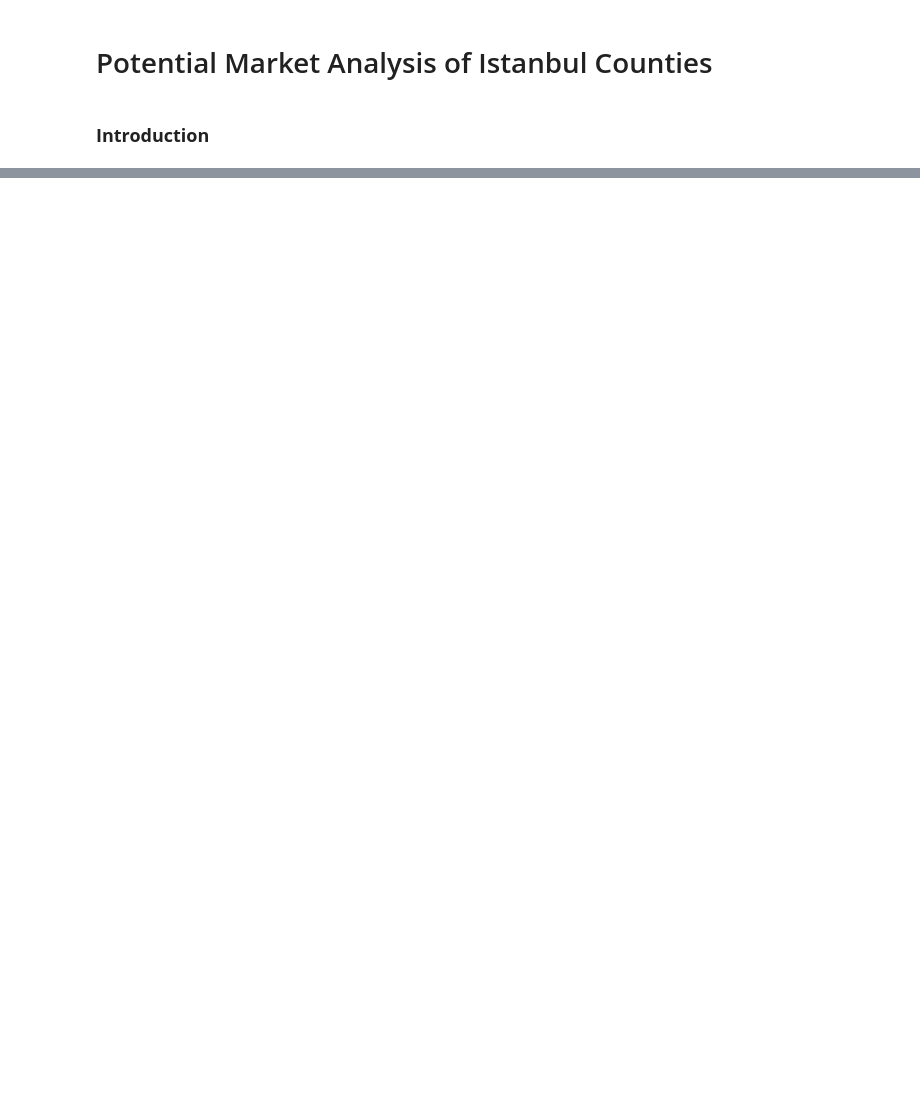
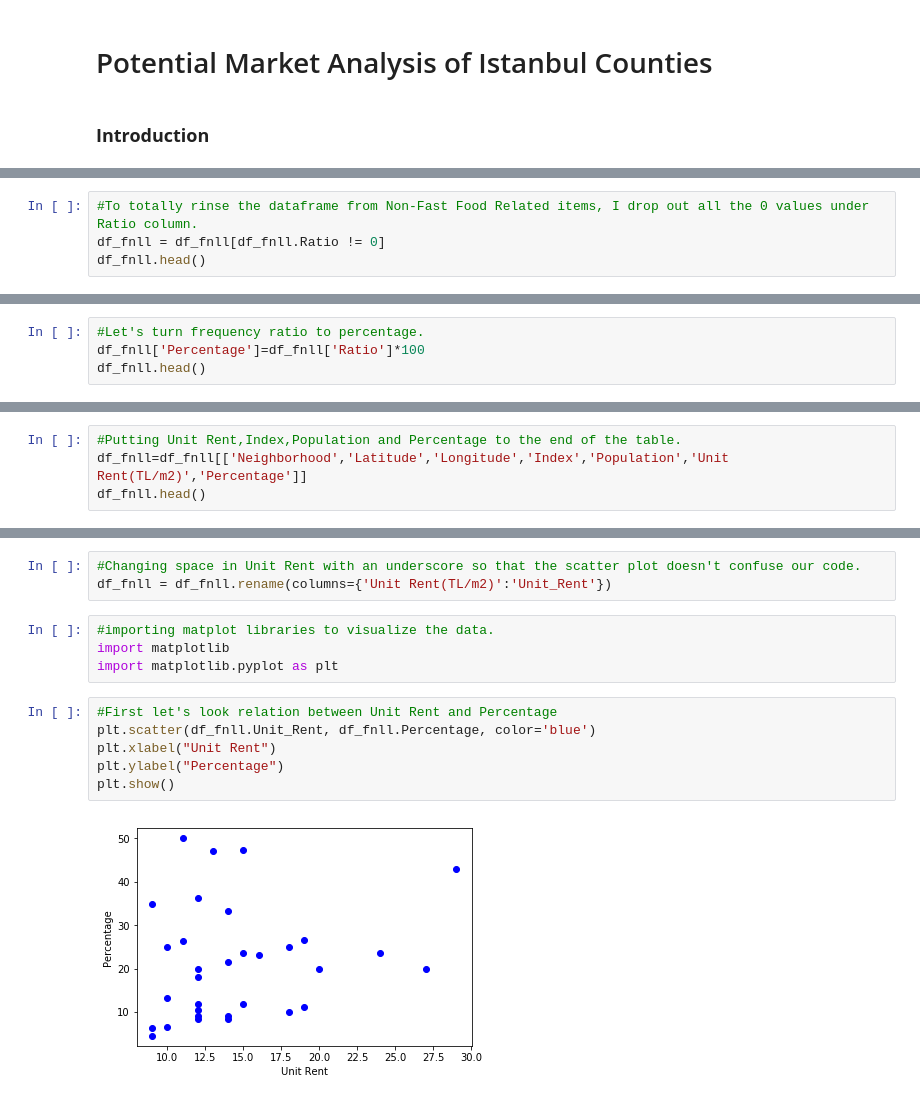
Before and after one commit to Tugkanseckin/IBM-Capstone_Project, a Jupyter notebook: Potential_Market_Analysis_of_Istanbul_Counties.ipynb, the cells around one changed output, grey strips where cells are left out. Cells and saved outputs as stored; diff of their text form; blank space fills up the shorter version.

```diff
--- a/Potential_Market_Analysis_of_Istanbul_Counties.ipynb
+++ b/Potential_Market_Analysis_of_Istanbul_Counties.ipynb
@@ -43,0 +495,4 @@
+# %%
+#To totally rinse the dataframe from Non-Fast Food Related items, I drop out all the 0 values under Ratio column.
+df_fnll = df_fnll[df_fnll.Ratio != 0]
+df_fnll.head()
@@ -43,0 +526,4 @@
+# %%
+#Let's turn frequency ratio to percentage.
+df_fnll['Percentage']=df_fnll['Ratio']*100
+df_fnll.head()
@@ -43,0 +537,4 @@
+# %%
+#Putting Unit Rent,Index,Population and Percentage to the end of the table.
+df_fnll=df_fnll[['Neighborhood','Latitude','Longitude','Index','Population','Unit Rent(TL/m2)','Percentage']]
+df_fnll.head()
@@ -43,0 +552,15 @@
+# %%
+#Changing space in Unit Rent with an underscore so that the scatter plot doesn't confuse our code.
+df_fnll = df_fnll.rename(columns={'Unit Rent(TL/m2)':'Unit_Rent'})
+# %%
+#importing matplot libraries to visualize the data.
+import matplotlib
+import matplotlib.pyplot as plt
+# %%
+#First let's look relation between Unit Rent and Percentage
+plt.scatter(df_fnll.Unit_Rent, df_fnll.Percentage, color='blue')
+plt.xlabel("Unit Rent")
+plt.ylabel("Percentage")
+plt.show()
+# %% [output]
+[figure, added]
```
Also changed, not shown: parts of 93 cells of this notebook.
